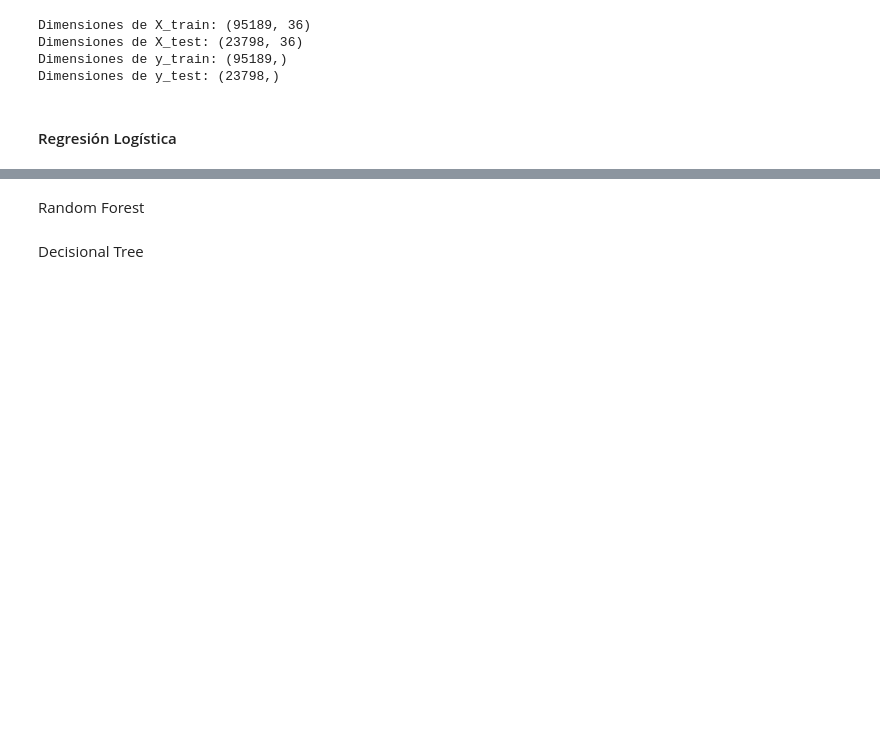
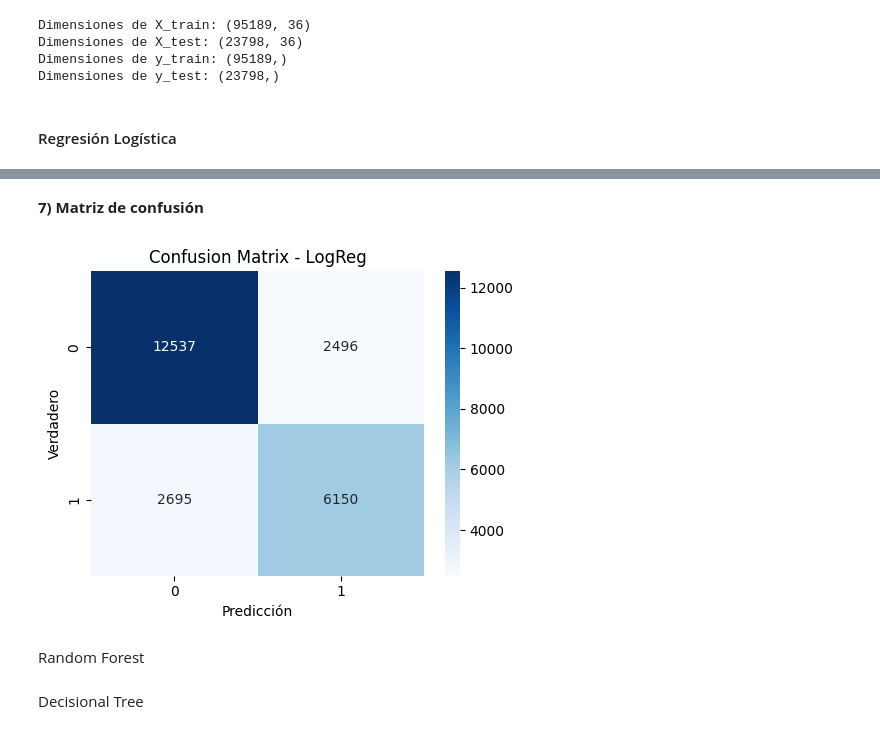
Before and after one commit to number1angel/tphotel, a Jupyter notebook: Final_Pavón.ipynb, the cells around one changed output, grey strips where cells are left out. Cells and saved outputs as stored; diff of their text form; code cells hidden in the pictures; blank space fills up the shorter version.

```diff
--- a/Final_Pavón.ipynb
+++ b/Final_Pavón.ipynb
@@ -700,0 +463,12 @@ weighted avg       0.79      0.79      0.79     23133
+# %%
+numeric_pipeline = Pipeline([
+    ("imputer", SimpleImputer(strategy="median")),
+    ("scaler", StandardScaler())
+])
+
+categorical_pipeline = Pipeline([
+    ("imputer", SimpleImputer(strategy="constant", fill_value="MISSING")),
+    # → forzamos todo a string para que OneHotEncoder no reciba mixto float/str
+    ("to_str", FunctionTransformer(lambda X: X.astype(str), validate=False)),
+    ("onehot", OneHotEncoder(handle_unknown="ignore", sparse_output=False))
+])
@@ -700,0 +504,5 @@ weighted avg       0.79      0.79      0.79     23133
+# %%
+preprocessor = ColumnTransformer([
+    ("num", numeric_pipeline, num_features),
+    ("cat", categorical_pipeline, cat_features)
+])
@@ -700,0 +511,10 @@ weighted avg       0.79      0.79      0.79     23133
+# %%
+pipe_lr = Pipeline([
+    ("pre", preprocessor),
+    ("smote", SMOTE(random_state=42)),
+    ("clf", LogisticRegression(
+        class_weight='balanced',
+        max_iter=1000,
+        random_state=42
+    ))
+])
@@ -700,0 +531,7 @@ weighted avg       0.79      0.79      0.79     23133
+# %%
+pipe_lr.fit(X_train, y_train)
+y_pred = pipe_lr.predict(X_test)
+
+print(f"🎯 Accuracy: {accuracy_score(y_test, y_pred):.4f}")
+print("\n--- Classification Report ---\n")
+print(classification_report(y_test, y_pred, digits=3))
@@ -701,3 +551,18 @@ weighted avg       0.79      0.79      0.79     23133
+# %% [markdown]
+**7) Matriz de confusión**
+# %%
+plt.figure(figsize=(5,4))
+sns.heatmap(
+    confusion_matrix(y_test, y_pred),
+    annot=True, fmt="d", cmap="Blues"
+)
+plt.title("Confusion Matrix - LogReg")
+plt.xlabel("Predicción")
+plt.ylabel("Verdadero")
+plt.tight_layout()
+plt.show()
+# %% [output]
+[figure, added]
 # %% [markdown]
 Random Forest
 # %%
```
Also changed, not shown: parts of 65 cells of this notebook.
